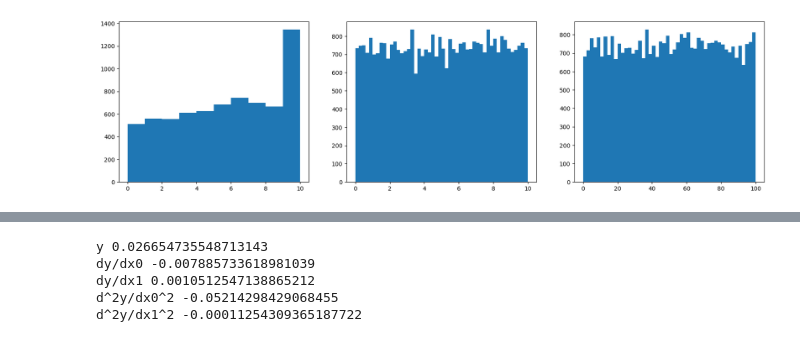
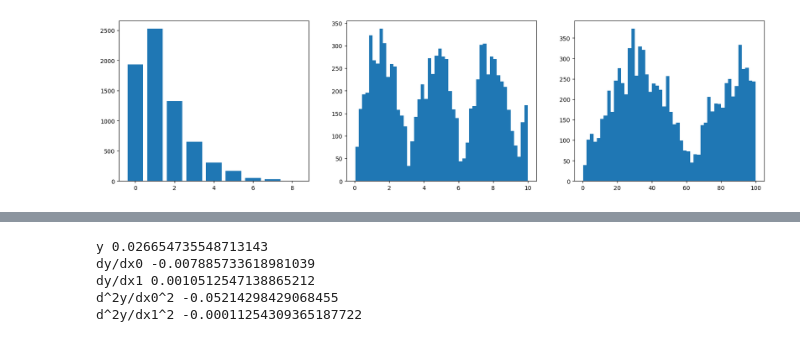
Before and after one commit to Wleter/nn_qft, a Jupyter notebook: testing.ipynb, the cells around one changed output, grey strips where cells are left out. Cells and saved outputs as stored; diff of their text form; code cells hidden in the pictures.

```diff
--- a/testing.ipynb
+++ b/testing.ipynb
@@ -24,9 +24,9 @@ class TestProblem(QFTProblem):
 # %%
 test_problem = TestProblem()
 
-metropolis = FockSpaceMetropolis(test_problem, 5, rng=np.random.default_rng(0))
+metropolis = FockSpaceMetropolis(test_problem, 10, rng=np.random.default_rng(0))
 
-x_n, ampilitude = metropolis.new_configuration(2, 2)
+x_n, ampilitude = metropolis.new_configuration(1, 5)
 print("initial\n", x_n)
 
 x_add = metropolis.add_new(x_n)
@@ -72,23 +71,0 @@ initial
-# %%
-import modules.metropolis as metro
-import importlib
-importlib.reload(metro)
-
-test_problem = TestProblem()
-test_metropolis = metro.FockSpaceMetropolis(test_problem, 10, rng=np.random.default_rng(0))
-
-x_n, ampilitude = test_metropolis.new_configuration(2, 2)
-print("initial\n", x_n)
-print("wave", ampilitude)
-
-x_step, ampilitude = test_metropolis.step(x_n, ampilitude)
-print("step\n", x_step)
-print("wave", ampilitude)
-
-x_step, ampilitude = test_metropolis.step(x_step, ampilitude)
-print("step\n", x_step)
-print("wave", ampilitude)
-
-x_step, ampilitude = test_metropolis.step(x_step, ampilitude)
-print("step\n", x_step)
-print("wave", ampilitude)
@@ -115,17 +74,17 @@ import modules.metropolis as metro
 import importlib
 importlib.reload(metro)
 
+batch = 32
+n_max = 10
+
 test_problem = TestProblem()
-test_metropolis = metro.FockSpaceMetropolis(test_problem, 10, rng=np.random.default_rng(0))
+test_metropolis = metro.FockSpaceMetropolis(test_problem, n_max, rng=np.random.default_rng(0))
 
 def metropolis_step(metropolis: FockSpaceMetropolis, batch = 32, n_init = 5):
     x_recent, amplitude_recent = metropolis.new_configuration(batch, n_init)
     while True:
         x_recent, amplitude_recent = metropolis.step(x_recent, amplitude_recent)
         yield x_recent.x_n, x_recent.n_s
-
-batch = 32
-n_max = 10
 
 dataset = tf.data.Dataset.from_generator(
     lambda: metropolis_step(test_metropolis, batch = batch),
@@ -135,19 +94,22 @@ dataset = tf.data.Dataset.from_generator(
     )
 )
 # %%
+from collections import Counter
+
 configurations = dataset.unbatch().skip(3000).take(7000).cache()
 fig, axes = plt.subplots(1, 3, figsize=(20, 5))
 
-n_values = list(map(lambda x_n: x_n[1], configurations))
-axes[0].hist(n_values)
+n_values = list(map(lambda x_n: x_n[1].numpy(), configurations))
+n_counter = Counter(n_values)
+axes[0].bar(n_counter.keys(), n_counter.values())
 
 positions_1 = np.concatenate(list(map(lambda x_n: x_n[0][:x_n[1], 0], configurations))).ravel()
 positions_2 = np.concatenate(list(map(lambda x_n: x_n[0][:x_n[1], 1], configurations))).ravel()
 
 axes[1].hist(positions_1, bins=50)
 axes[2].hist(positions_2, bins=50);
 # %% [output]
-[figure, old version]
+[figure, new version]
 # %%
 with tf.GradientTape() as g2:
     with tf.GradientTape() as g:
```
Also changed, not shown: parts of 4 cells of this notebook, 1 other file.
